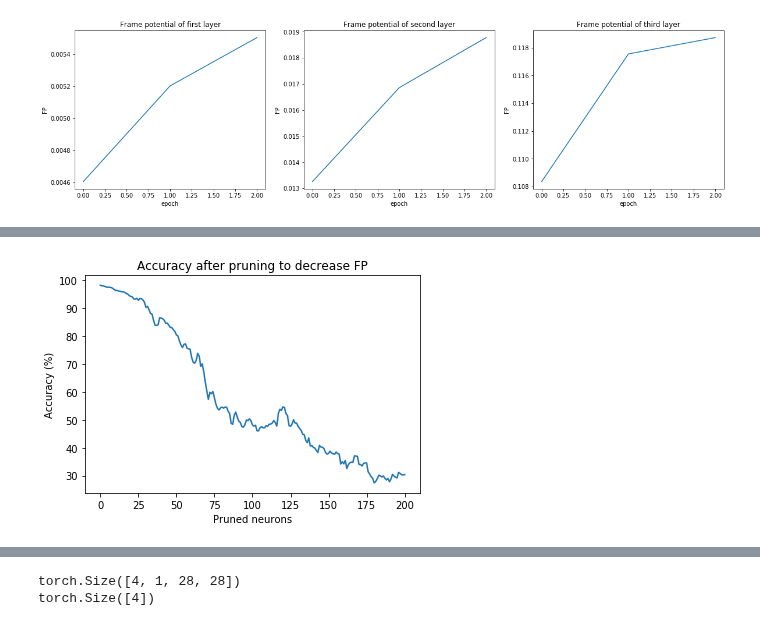
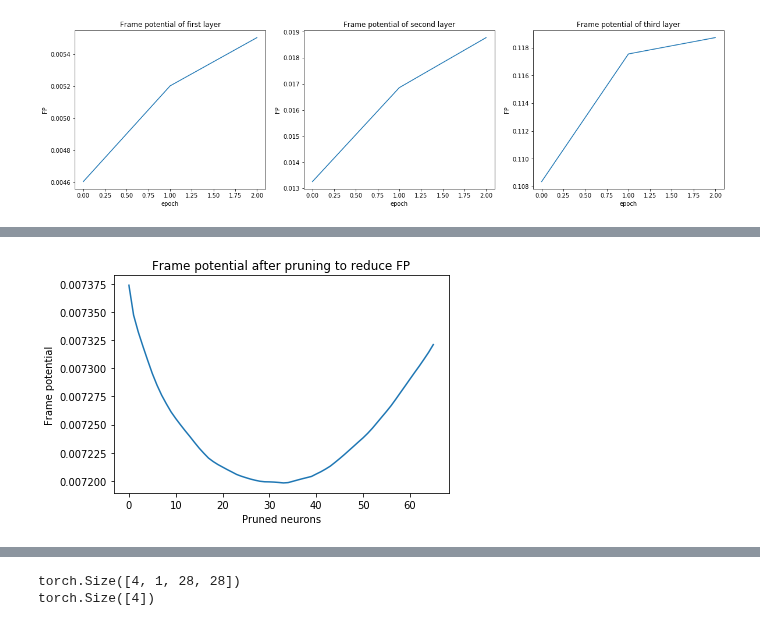
Before and after one commit to jheitmann/Neural-net-pruning, a Jupyter notebook: frame_potential.ipynb, the cells around one changed output, grey strips where cells are left out. Drawn from its saved outputs; the diff is of its cells as text; code cells hidden in the pictures.

Commit message:
Pruning CNNs

```diff
--- a/frame_potential.ipynb
+++ b/frame_potential.ipynb
@@ -163,5 +168,5 @@ pruning_iters = 30
 # %%
-test_accuracies = e.prune_and_test(criterion, layers, pruning_iters, prune_on_fp=False)
+test_accuracies, frame_potentials = e.prune_and_test(criterion, layers, pruning_iters, prune_on_fp=True, increase_fp=False)
 # %% [output]
 Test set: Average loss: 0.0686, Accuracy:   9822/ 10000 (98%)
 
@@ -187,10 +187,0 @@ Test set: Average loss: 0.1598, Accuracy:   9524/ 10000 (95%)
-# %%
-pruning_rounds = 10
-
-accuracies = [accuracy]
-frame_potentials = [layer_fp]
-for i in range(pruning_rounds):
-    e.prune(['fc1'], increase_fp=True)
-    accuracy, layer_fp = e.test(criterion, monitored=['fc1'])
-    accuracies.append(accuracy)
-    frame_potentials.append(layer_fp)
@@ -215,10 +187,0 @@ Test set: Average loss: 0.1601, Accuracy:   9526/ 10000 (95%)
-# %%
-pruning_rounds = 200
-
-accuracies = [accuracy]
-frame_potentials = [layer_fp]
-for i in range(pruning_rounds):
-    e.prune(['fc1'], increase_fp=True)
-    accuracy, layer_fp = e.test(criterion, monitored=['fc1'])
-    accuracies.append(accuracy)
-    frame_potentials.append(layer_fp)
@@ -251,10 +195,0 @@ plt.show()
-# %%
-pruning_rounds = 200
-
-accuracies = [accuracy]
-frame_potentials = [layer_fp]
-for i in range(pruning_rounds):
-    e.prune(['fc1'], increase_fp=False)
-    accuracy, layer_fp = e.test(criterion, monitored=['fc1'])
-    accuracies.append(accuracy)
-    frame_potentials.append(layer_fp)
@@ -279,8 +196,8 @@ Test set: Average loss: 2.4617, Accuracy:   3037/ 10000 (30%)
 # %%
-plt.plot(accuracies)
-plt.title('Accuracy after pruning to decrease FP')
+plt.plot(frame_potentials['fc1'])
+plt.title('Frame potential after pruning to reduce FP')
 plt.xlabel('Pruned neurons')
-plt.ylabel('Accuracy (%)')
+plt.ylabel('Frame potential')
 plt.show()
 # %% [output]
-[figure, old version]
+[figure, new version]
```
Also changed, not shown: parts of 43 cells of this notebook, 5 other files.
